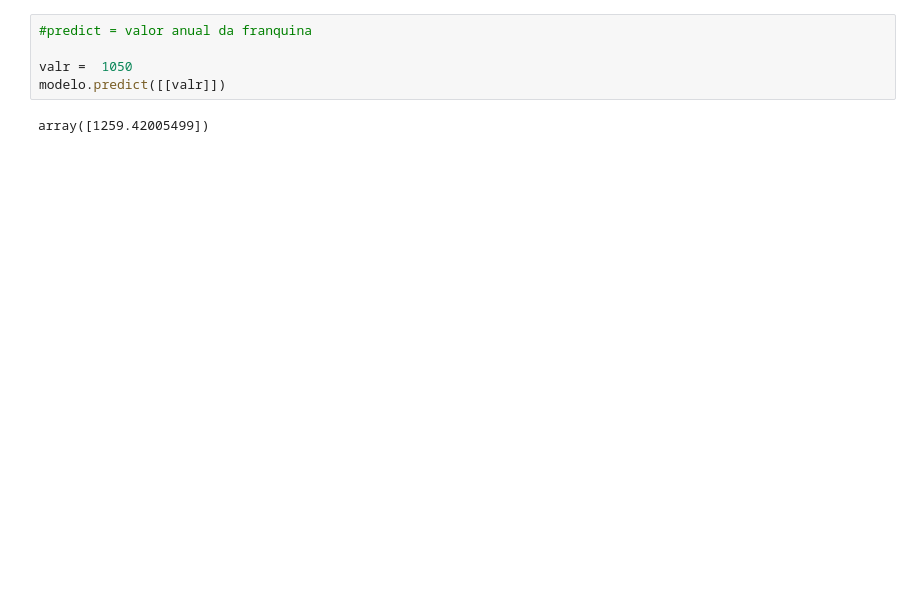
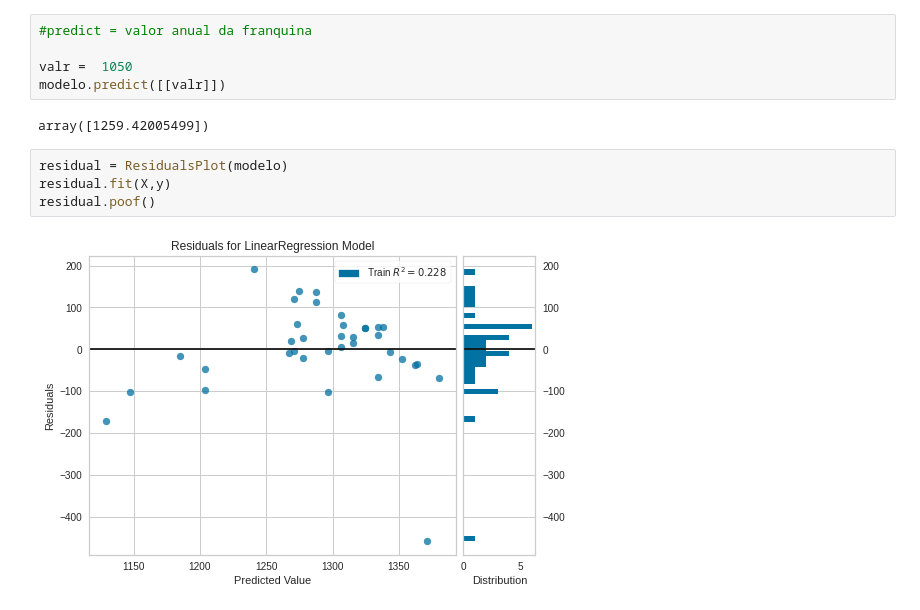
Before and after one commit to hecpinheiro/Ciencia-de-dados, a Jupyter notebook: franquia.ipynb, the cells around one changed output. Cells and saved outputs as stored; diff of their text form; blank space fills up the shorter version.

```diff
--- a/franquia.ipynb
+++ b/franquia.ipynb
@@ -83,3 +84,9 @@ valr =  1050
 modelo.predict([[valr]])
 # %% [output]
 array([1259.42005499])
+# %%
+residual = ResidualsPlot(modelo)
+residual.fit(X,y)
+residual.poof()
+# %% [output]
+[figure, added]
```
Also changed, not shown: parts of 4 cells of this notebook.
